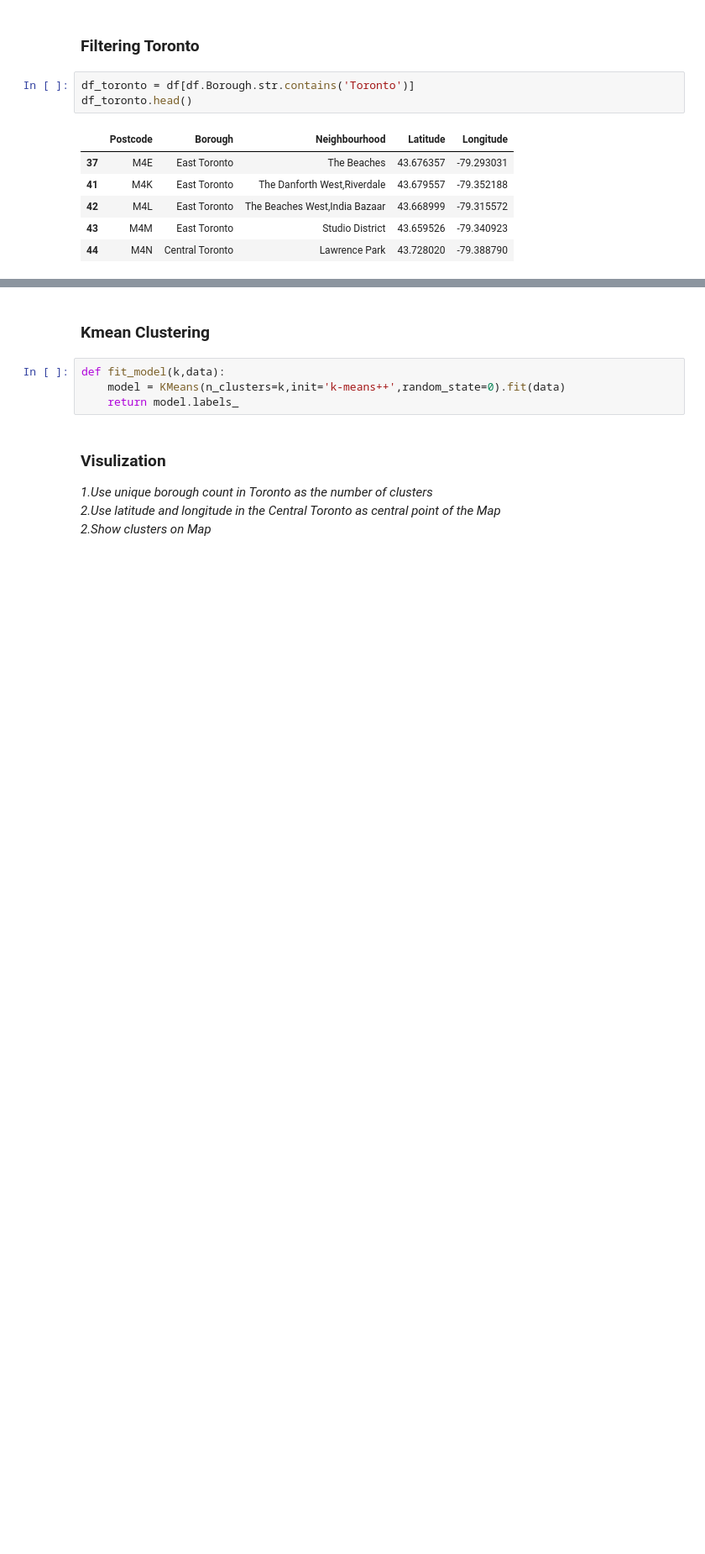
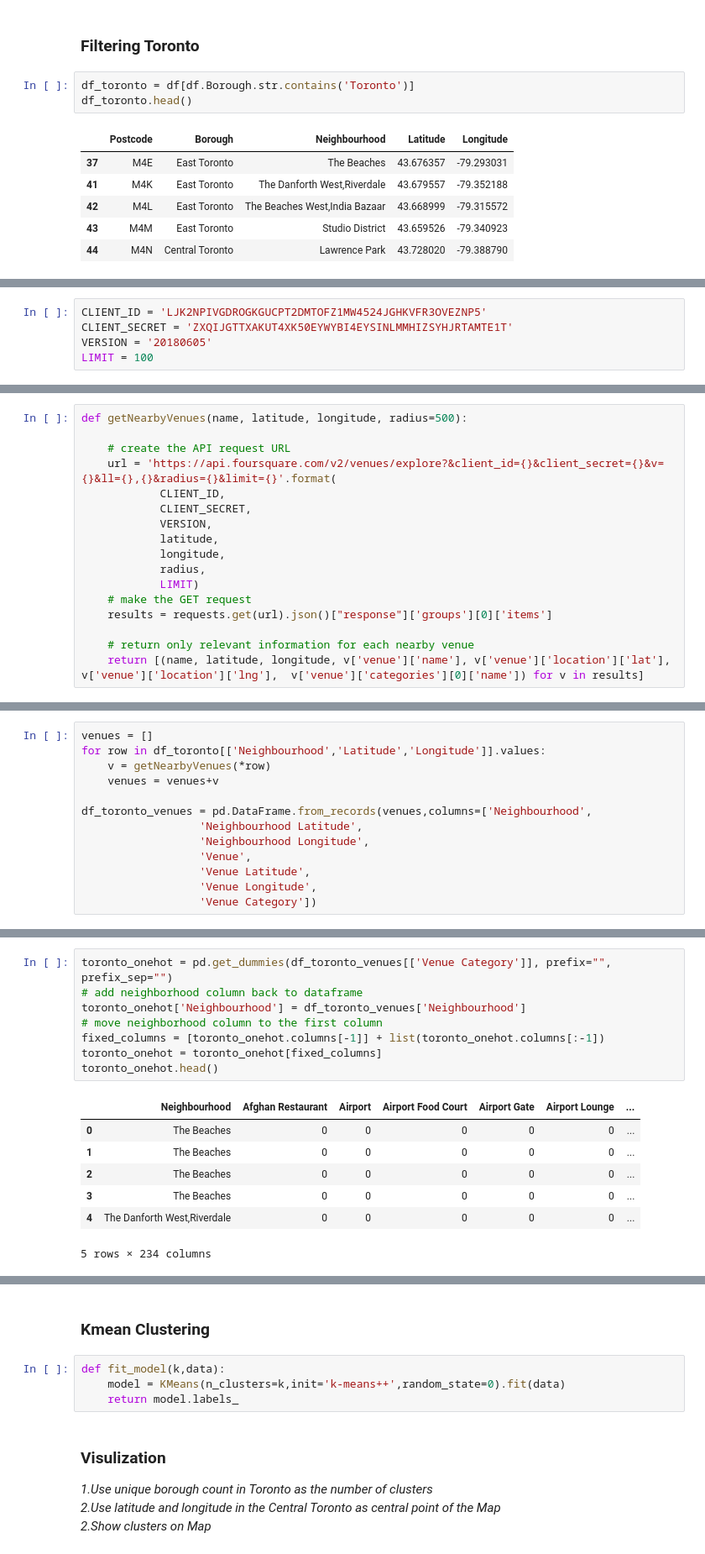
Before and after one commit to lovetomorrow/Coursera_Capstone, a Jupyter notebook: Clustering-Toronto.ipynb, the cells around one changed output, grey strips where cells are left out. Shown: that part at 84% size. Saved outputs shown, nothing was run; the diff lists cells and outputs as text; blank space fills up the shorter version.

```diff
--- a/Clustering-Toronto.ipynb
+++ b/Clustering-Toronto.ipynb
@@ -84,0 +87,5 @@ df_toronto.head()
+# %%
+CLIENT_ID = 'LJK2NPIVGDROGKGUCPT2DMTOFZ1MW4524JGHKVFR3OVEZNP5'
+CLIENT_SECRET = 'ZXQIJGTTXAKUT4XK50EYWYBI4EYSINLMMHIZSYHJRTAMTE1T'
+VERSION = '20180605'
+LIMIT = 100
@@ -84,0 +94,17 @@ df_toronto.head()
+# %%
+def getNearbyVenues(name, latitude, longitude, radius=500):
+
+    # create the API request URL
+    url = 'https://api.foursquare.com/v2/venues/explore?&client_id={}&client_secret={}&v={}&ll={},{}&radius={}&limit={}'.format(
+            CLIENT_ID,
+            CLIENT_SECRET,
+            VERSION,
+            latitude,
+            longitude,
+            radius,
+            LIMIT)
+    # make the GET request
+    results = requests.get(url).json()["response"]['groups'][0]['items']
+
+    # return only relevant information for each nearby venue
+    return [(name, latitude, longitude, v['venue']['name'], v['venue']['location']['lat'], v['venue']['location']['lng'],  v['venue']['categories'][0]['name']) for v in results]
@@ -84,0 +113,13 @@ df_toronto.head()
+# %%
+venues = []
+for row in df_toronto[['Neighbourhood','Latitude','Longitude']].values:
+    v = getNearbyVenues(*row)
+    venues = venues+v
+
+df_toronto_venues = pd.DataFrame.from_records(venues,columns=['Neighbourhood',
+                  'Neighbourhood Latitude',
+                  'Neighbourhood Longitude',
+                  'Venue',
+                  'Venue Latitude',
+                  'Venue Longitude',
+                  'Venue Category'])
@@ -84,0 +129,16 @@ df_toronto.head()
+# %%
+toronto_onehot = pd.get_dummies(df_toronto_venues[['Venue Category']], prefix="", prefix_sep="")
+# add neighborhood column back to dataframe
+toronto_onehot['Neighbourhood'] = df_toronto_venues['Neighbourhood']
+# move neighborhood column to the first column
+fixed_columns = [toronto_onehot.columns[-1]] + list(toronto_onehot.columns[:-1])
+toronto_onehot = toronto_onehot[fixed_columns]
+toronto_onehot.head()
+# %% [output]
+|  | Neighbourhood | Afghan Restaurant | Airport | Airport Food Court | Airport Gate | Airport Lounge | ... |
+| 0 | The Beaches | 0 | 0 | 0 | 0 | 0 | ... |
+| 1 | The Beaches | 0 | 0 | 0 | 0 | 0 | ... |
+| 2 | The Beaches | 0 | 0 | 0 | 0 | 0 | ... |
+| 3 | The Beaches | 0 | 0 | 0 | 0 | 0 | ... |
+| 4 | The Danforth West,Riverdale | 0 | 0 | 0 | 0 | 0 | ... |
+5 rows × 234 columns
```
Also changed, not shown: parts of 16 cells of this notebook.
